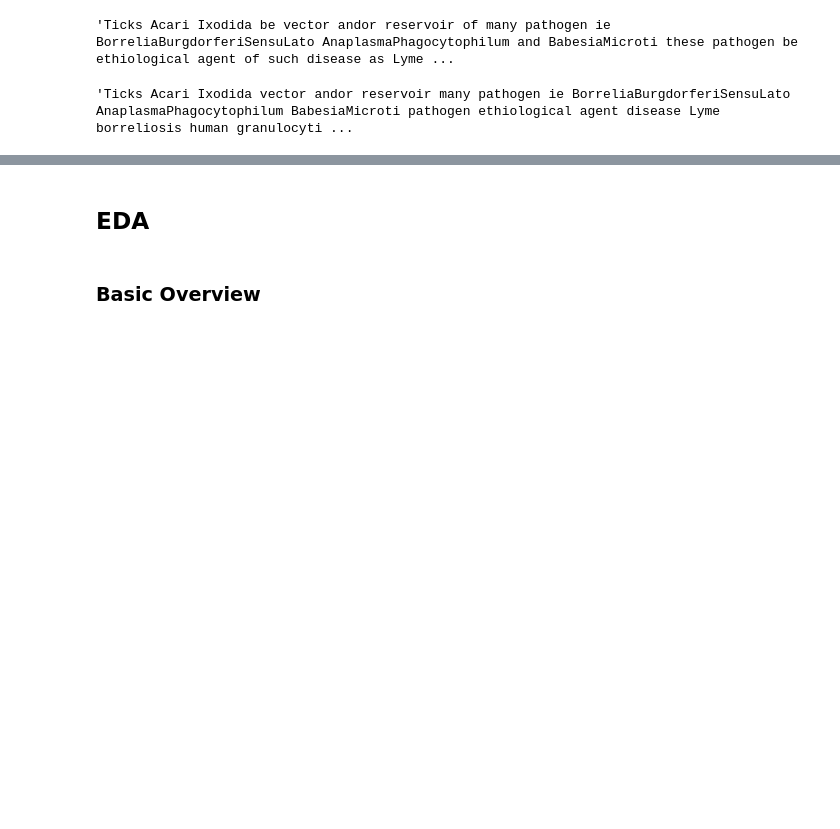
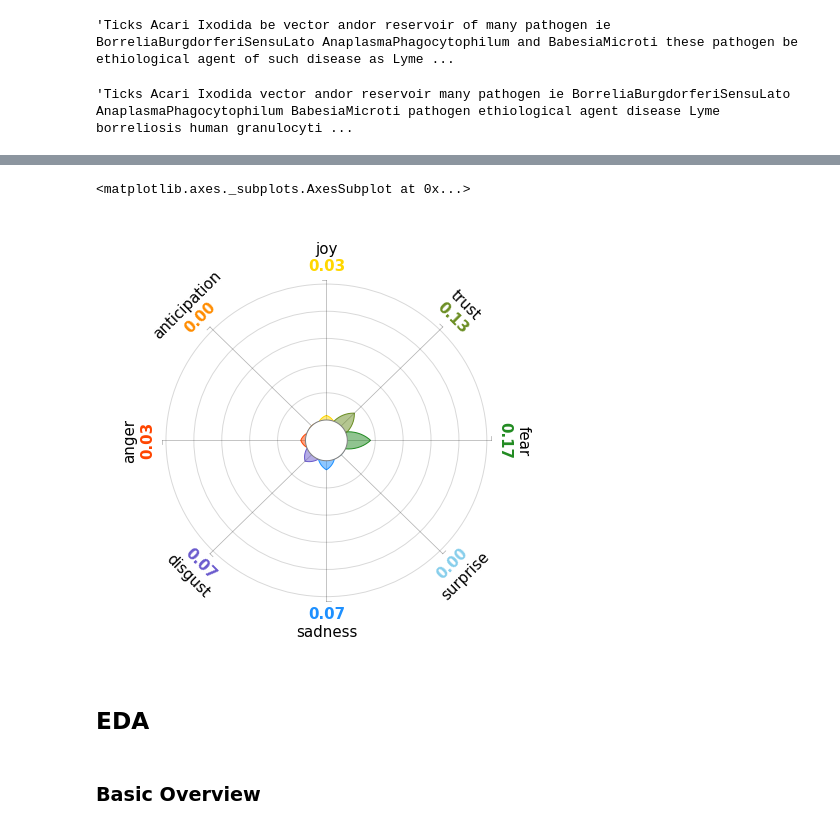
Before and after one commit to PlaybookData/Lyme-Disease-Framing-Analysis, a Jupyter notebook: DataAnalysis.ipynb, the cells around one changed output, grey strips where cells are left out. Cells and saved outputs as stored; diff of their text form; code cells hidden in the pictures; blank space fills up the shorter version.

Commit message:
Sentiment-analysis
Conducted pre-processing and sentiment analysis on cleaned abstracts

```diff
--- a/DataAnalysis.ipynb
+++ b/DataAnalysis.ipynb
@@ -477,0 +711,3 @@ LymeDisease.loc[2000].abstractLemmaNoStopNLTK
+# %%
+text = LymeDisease.loc[2000].abstractLemmaNoStopSpacy
+text
@@ -477,0 +724,5 @@ LymeDisease.loc[2000].abstractLemmaNoStopNLTK
+# %%
+text_object = NRCLex(text)
+# %%
+emotions = text_object.affect_frequencies
+emotions
@@ -477,0 +741,5 @@ LymeDisease.loc[2000].abstractLemmaNoStopNLTK
+# %%
+emotions.pop('positive')
+emotions.pop('negative')
+emotions['anticipation']=emotions.pop('anticip')
+emotions
@@ -478,3 +755,8 @@ LymeDisease.loc[2000].abstractLemmaNoStopNLTK
+# %%
+plutchik(emotions)
+# %% [output]
+<matplotlib.axes._subplots.AxesSubplot at 0x...>
+[figure, added]
 # %% [markdown]
 ## EDA
 # %% [markdown]
```
Also changed, not shown: parts of 46 cells of this notebook, 1 other file.
